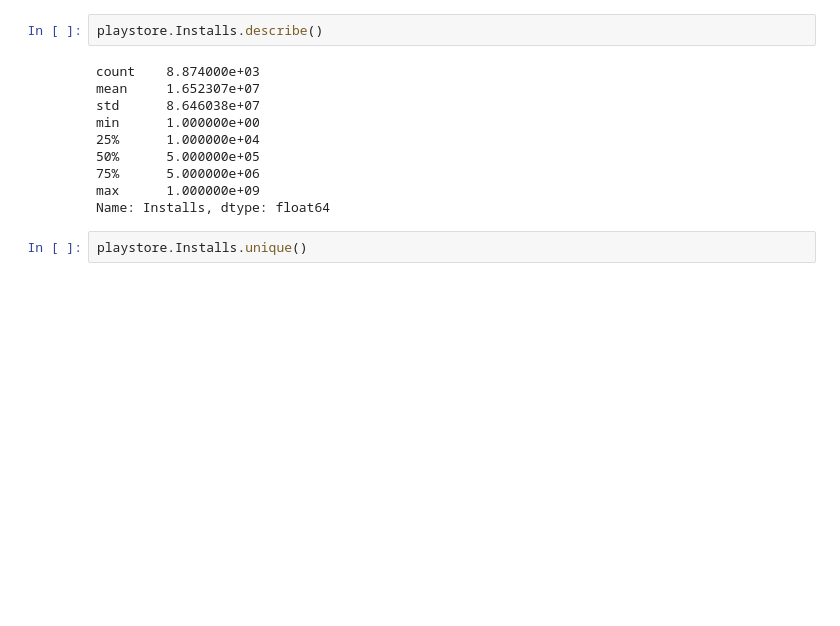
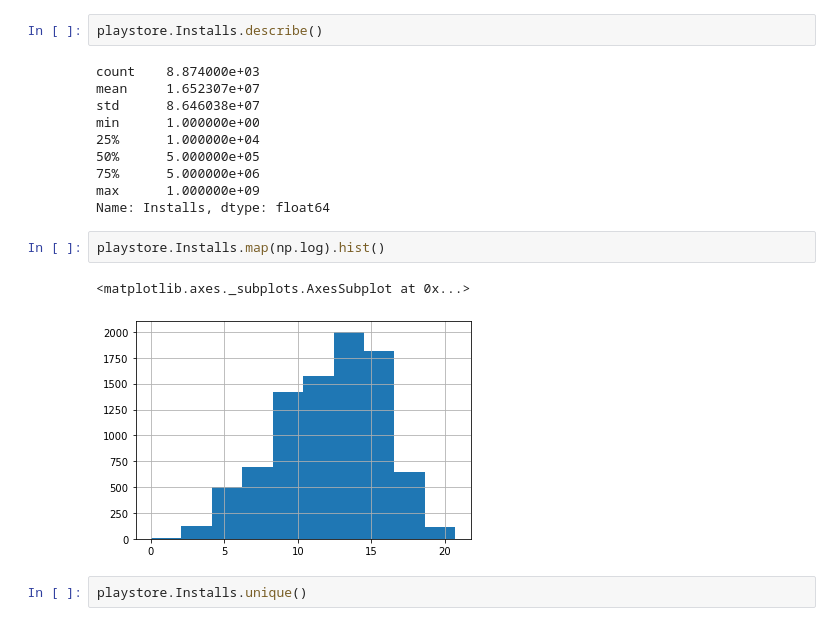
Before and after one commit to jiawei-li89/Project, a Jupyter notebook: Week5-6_Google_Player_Store.ipynb, the cells around one changed output. Saved outputs shown, nothing was run; the diff lists cells and outputs as text; blank space fills up the shorter version.

```diff
--- a/Week5-6_Google_Player_Store.ipynb
+++ b/Week5-6_Google_Player_Store.ipynb
@@ -688,6 +693,11 @@ min      1.000000e+00
 75%      5.000000e+06
 max      1.000000e+09
 Name: Installs, dtype: float64
+# %%
+playstore.Installs.map(np.log).hist()
+# %% [output]
+<matplotlib.axes._subplots.AxesSubplot at 0x...>
+[figure, added]
 # %%
 playstore.Installs.unique()
 # %% [output]
```
Also changed, not shown: parts of 13 cells of this notebook.
